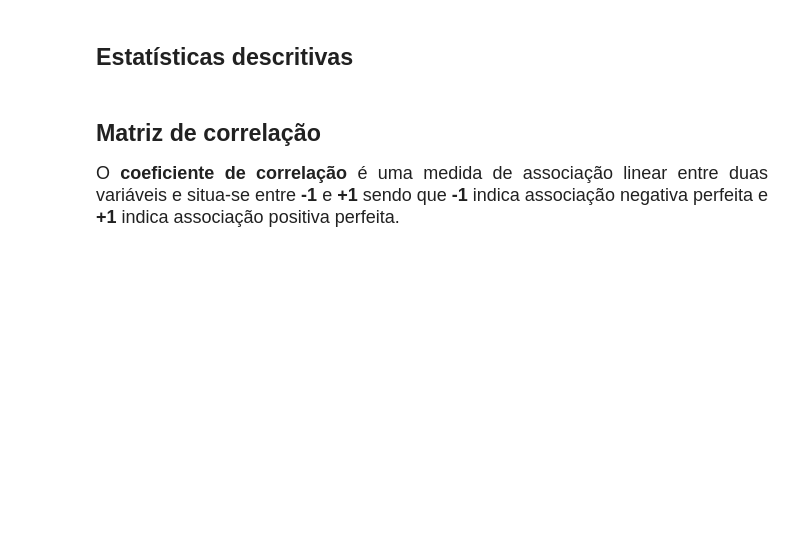
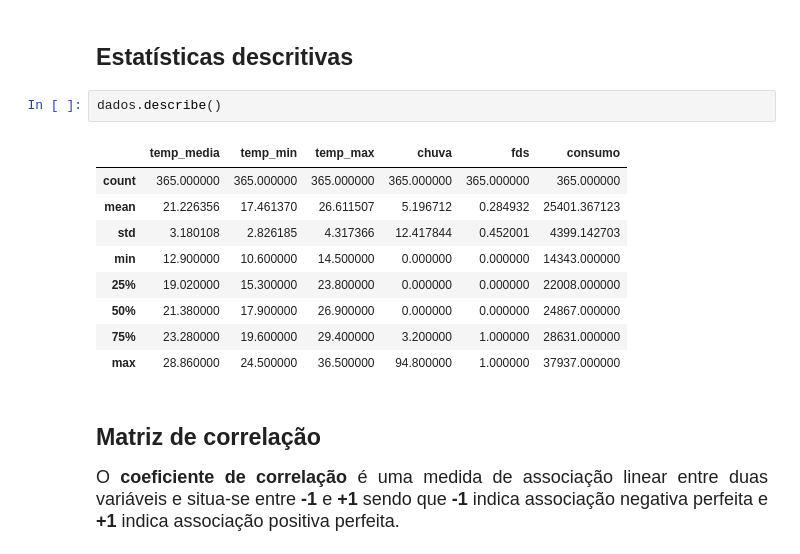
Before and after one commit to fcardosoo/13-Regress-o-linear-testando-rela-es-e-prevendo-resultados, a Jupyter notebook: Projeto/Regressão Linear.ipynb, the cells around one changed output. Drawn from its saved outputs; the diff is of its cells as text; blank space fills up the shorter version.

```diff
--- a/Projeto/Regressão Linear.ipynb
+++ b/Projeto/Regressão Linear.ipynb
@@ -53,6 +75,18 @@ https://docs.python.org/3/library/warnings.html
 <hr style='border: 2px solid red;'>
 # %% [markdown]
 ## Estatísticas descritivas
+# %%
+dados.describe()
+# %% [output]
+|  | temp_media | temp_min | temp_max | chuva | fds | consumo |
+| count | 365.000000 | 365.000000 | 365.000000 | 365.000000 | 365.000000 | 365.000000 |
+| mean | 21.226356 | 17.461370 | 26.611507 | 5.196712 | 0.284932 | 25401.367123 |
+| std | 3.180108 | 2.826185 | 4.317366 | 12.417844 | 0.452001 | 4399.142703 |
+| min | 12.900000 | 10.600000 | 14.500000 | 0.000000 | 0.000000 | 14343.000000 |
+| 25% | 19.020000 | 15.300000 | 23.800000 | 0.000000 | 0.000000 | 22008.000000 |
+| 50% | 21.380000 | 17.900000 | 26.900000 | 0.000000 | 0.000000 | 24867.000000 |
+| 75% | 23.280000 | 19.600000 | 29.400000 | 3.200000 | 1.000000 | 28631.000000 |
+| max | 28.860000 | 24.500000 | 36.500000 | 94.800000 | 1.000000 | 37937.000000 |
 # %% [markdown]
 ## Matriz de correlação
 
```
Also changed, not shown: parts of 3 cells of this notebook.
